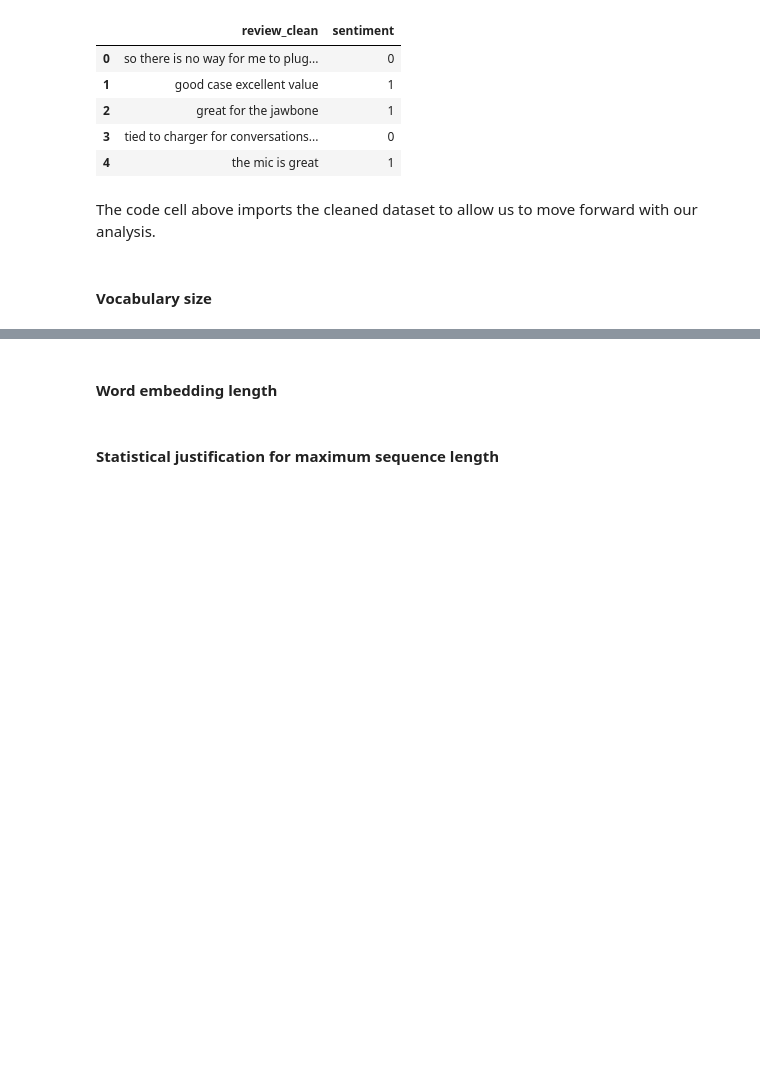
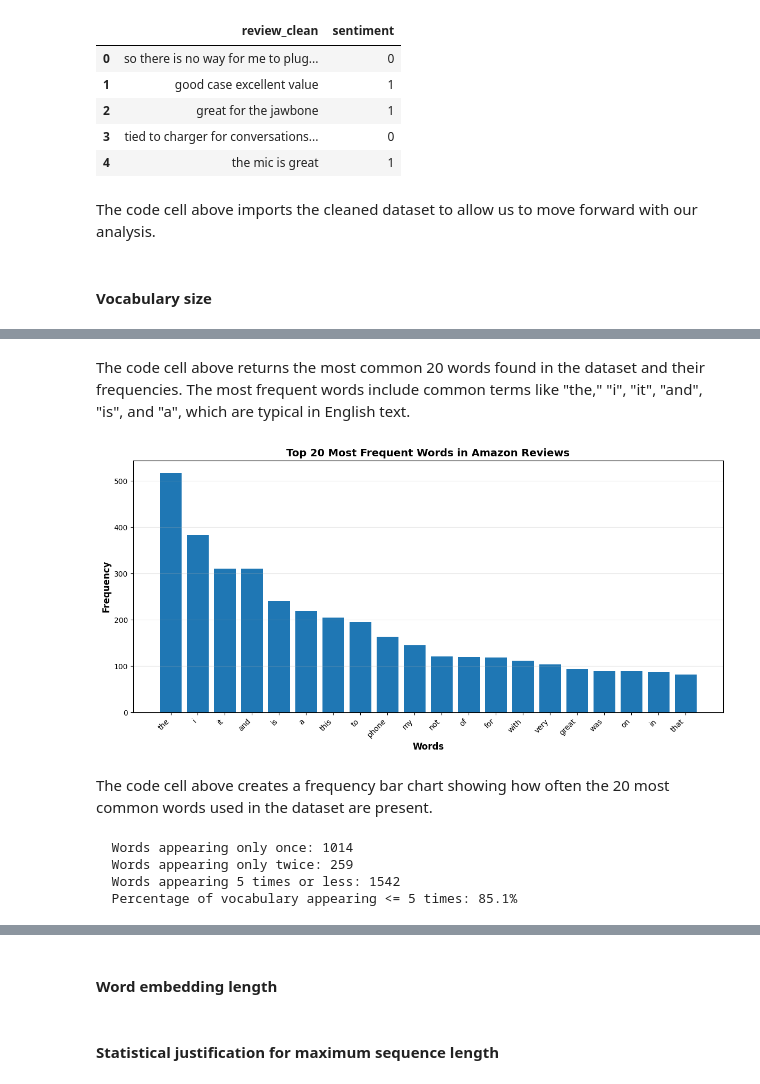
Before and after one commit to smmurdock/Neural-Network-Sentiment-Analysis, a Jupyter notebook: d604_task_2.ipynb, the cells around one changed output, grey strips where cells are left out. Drawn from its saved outputs; the diff is of its cells as text; code cells hidden in the pictures; blank space fills up the shorter version.

Commit message:
B1. Tokenized data and established vocabulary size

```diff
--- a/d604_task_2.ipynb
+++ b/d604_task_2.ipynb
@@ -431,0 +444,10 @@ The code cell above imports the cleaned dataset to allow us to move forward with
+# %%
+# Tokenize all reviews
+# Get all the review text
+all_reviews = df['review_clean'].tolist()
+
+# Tokenize each review and combine all tokens into one list
+all_tokens = []
+for review in all_reviews:
+    tokens = word_tokenize(review) # Break review into words
+    all_tokens.extend(tokens) # Add to all_tokens list
@@ -431,0 +469,11 @@ The code cell above imports the cleaned dataset to allow us to move forward with
+# %%
+# Count word frequencies
+word_freq = Counter(all_tokens)
+
+# Get the top 20 most common words
+top_20_words = word_freq.most_common(20)
+
+# Display the top 20 most common words
+print("\nTop 20 Most Common Words:")
+for word, freq in top_20_words:
+    print(f"{word}: {freq} times")
@@ -431,0 +498,40 @@ The code cell above imports the cleaned dataset to allow us to move forward with
+# %% [markdown]
+The code cell above returns the most common 20 words found in the dataset and their frequencies. The most frequent words include common terms like "the," "i", "it", "and", "is", and "a", which are typical in English text.
+# %%
+# Create visualization of top 20 words
+# Extract words and their counts for plotting
+words = [word for word, count in top_20_words]
+counts = [count for word, count in top_20_words]
+
+# Create the plot
+plt.figure(figsize=(12, 6))
+plt.bar(words, counts)
+plt.xlabel('Words', fontsize=12, fontweight='bold')
+plt.ylabel('Frequency', fontsize=12, fontweight='bold')
+plt.title('Top 20 Most Frequent Words in Amazon Reviews', fontsize=14, fontweight='bold')
+plt.xticks(rotation=45, ha='right')
+plt.tight_layout()
+plt.grid(axis='y', alpha=0.3)
+plt.show()
+# %% [output]
+[figure, added]
+# %% [markdown]
+The code cell above creates a frequency bar chart showing how often the 20 most common words used in the dataset are present.
+# %%
+# Analyze word frequency distribution
+# Count how many words appear only once, twice, etc.
+freq_counts = Counter(word_freq.values())
+
+words_appearing_once = freq_counts[1]
+words_appearing_twice = freq_counts[2]
+words_appearing_5_or_less = sum(count for freq, count in freq_counts.items() if freq <= 5)
+
+print(f"  Words appearing only once: {words_appearing_once}")
+print(f"  Words appearing only twice: {words_appearing_twice}")
+print(f"  Words appearing 5 times or less: {words_appearing_5_or_less}")
+print(f"  Percentage of vocabulary appearing <= 5 times: {(words_appearing_5_or_less/vocabulary_size)*100:.1f}%")
+# %% [output]
+  Words appearing only once: 1014
+  Words appearing only twice: 259
+  Words appearing 5 times or less: 1542
+  Percentage of vocabulary appearing <= 5 times: 85.1%
```
Also changed, not shown: parts of 8 cells of this notebook.
